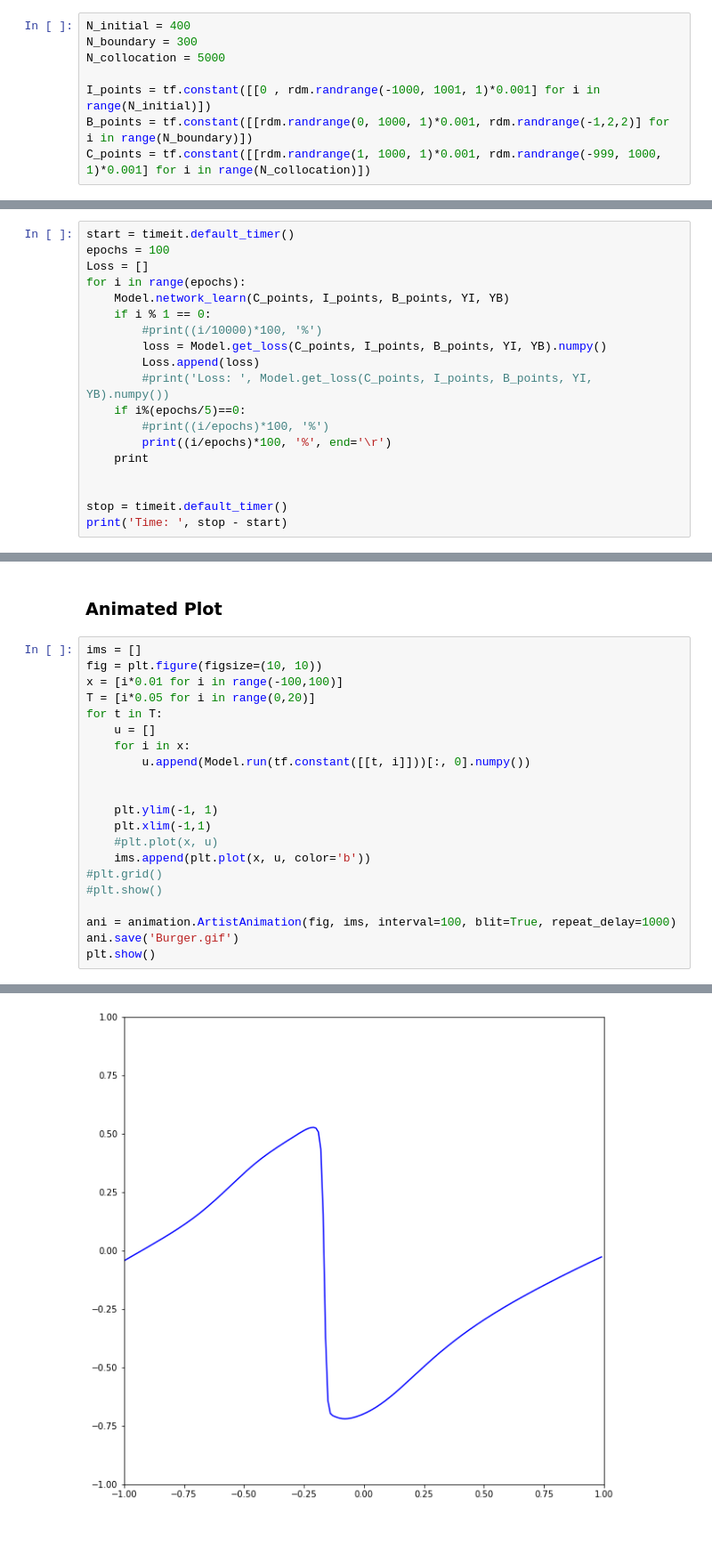
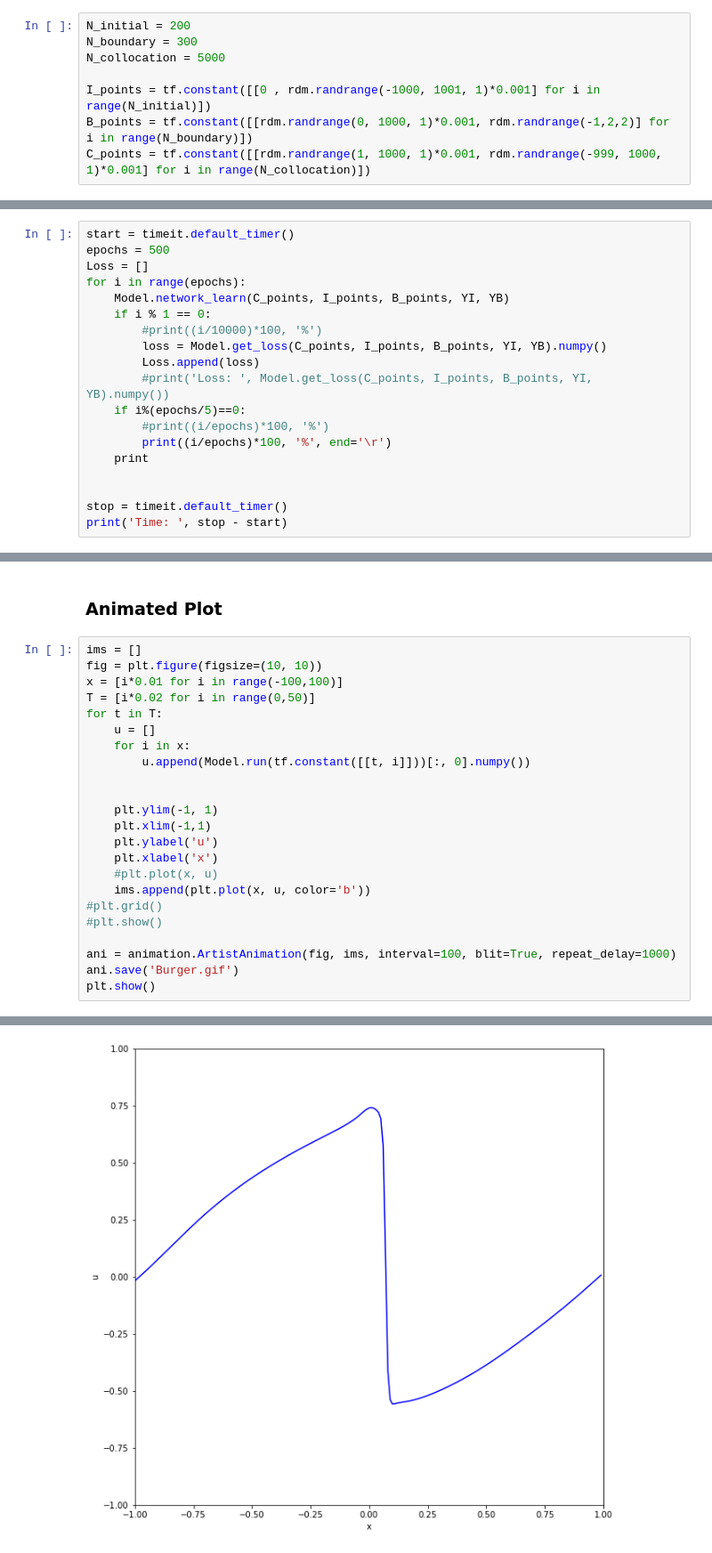
Before and after one commit to Ricvalp/ML_DynamicalSystems, a Jupyter notebook: Code/RaissiEtAltri.ipynb, the cells around one changed output, grey strips where cells are left out. Shown at 89% size. Saved outputs shown, nothing was run; the diff lists cells and outputs as text.

```diff
--- a/Code/RaissiEtAltri.ipynb
+++ b/Code/RaissiEtAltri.ipynb
@@ -115,7 +115,7 @@ Model = custom_model()
 # %% [markdown]
 ### Training Set
 # %%
-N_initial = 400
+N_initial = 200
 N_boundary = 300
 N_collocation = 5000
 
@@ -159,7 +159,7 @@ plt.show()
 ### Training
 # %%
 start = timeit.default_timer()
-epochs = 100
+epochs = 500
 Loss = []
 for i in range(epochs):
     Model.network_learn(C_points, I_points, B_points, YI, YB)
@@ -220,24 +220,26 @@ Time:  21.547497900000053
 # %%
 ims = []
 fig = plt.figure(figsize=(10, 10))
 x = [i*0.01 for i in range(-100,100)]
-T = [i*0.05 for i in range(0,20)]
+T = [i*0.02 for i in range(0,50)]
 for t in T:
     u = []
     for i in x:
         u.append(Model.run(tf.constant([[t, i]]))[:, 0].numpy())
 
 
     plt.ylim(-1, 1)
     plt.xlim(-1,1)
+    plt.ylabel('u')
+    plt.xlabel('x')
     #plt.plot(x, u)
     ims.append(plt.plot(x, u, color='b'))
 #plt.grid()
 #plt.show()
 
 ani = animation.ArtistAnimation(fig, ims, interval=100, blit=True, repeat_delay=1000)
 ani.save('Burger.gif')
 plt.show()
 # %% [output]
 MovieWriter ffmpeg unavailable; trying to use <class 'matplotlib.animation.PillowWriter'> instead.
-[figure, old version]
+[figure, new version]
```
Also changed, not shown: parts of 5 cells of this notebook, 3 other files.
